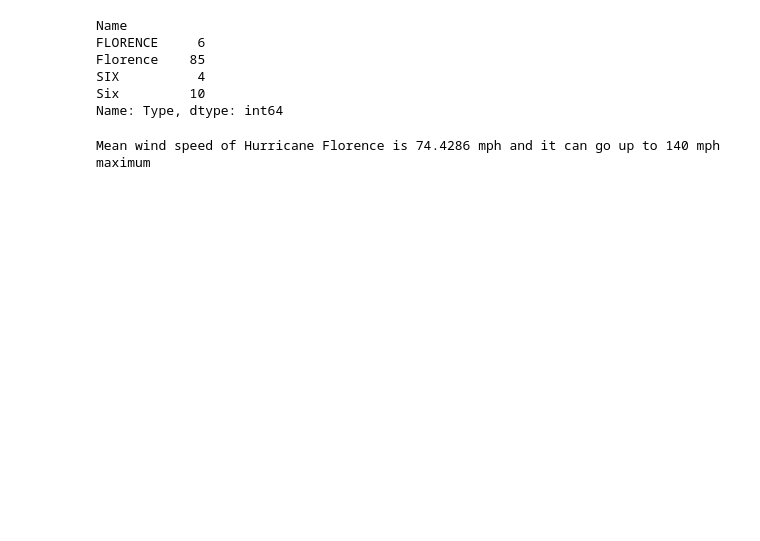
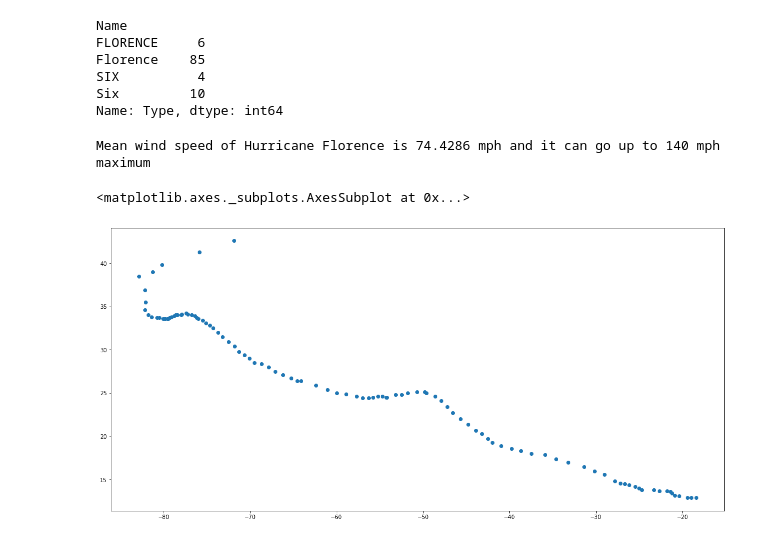
Before and after one commit to Malcolm206/Intro_Geospatial_Data, a Jupyter notebook: Untitled.ipynb, the cells around one changed output. Cells and saved outputs as stored; diff of their text form; code cells hidden in the pictures; blank space fills up the shorter version.

Commit message:
plots the path of the hurricane on a blank graph

```diff
--- a/Untitled.ipynb
+++ b/Untitled.ipynb
@@ -190,3 +190,8 @@ print("Mean wind speed of Hurricane Florence is {} mph and it can go up to {} mp
                                                                                          florence.Wind.max()))
 # %% [output]
 Mean wind speed of Hurricane Florence is 74.4286 mph and it can go up to 140 mph maximum
+# %%
+florence.plot(figsize = (20, 10))
+# %% [output]
+<matplotlib.axes._subplots.AxesSubplot at 0x...>
+[figure, added]
```
